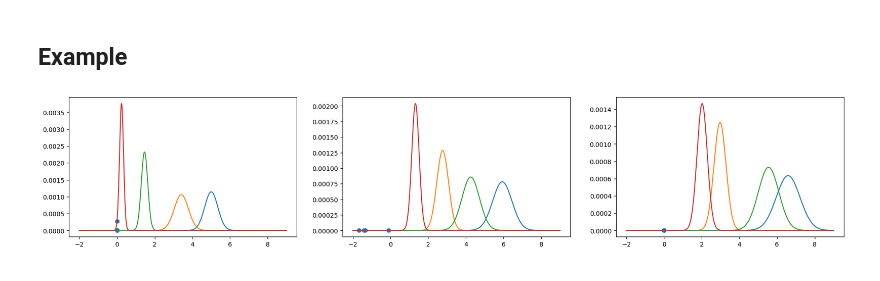
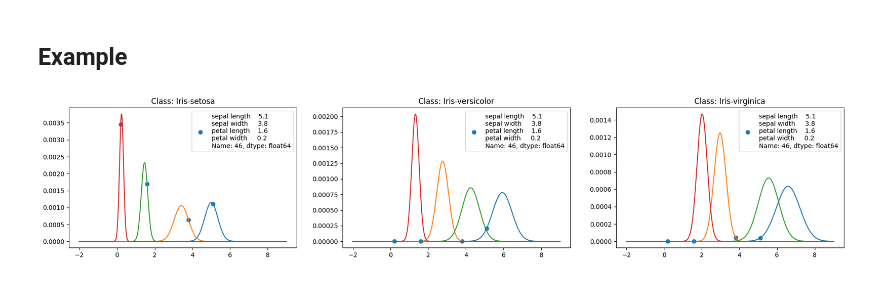
Before and after one commit to devabz/IKT215-G-BayesDecisionTheory, a Jupyter notebook: code/main.ipynb, the cells around one changed output. Drawn from its saved outputs; the diff is of its cells as text; code cells hidden in the pictures.

```diff
--- a/code/main.ipynb
+++ b/code/main.ipynb
@@ -39,22 +39,22 @@ def prob_dist(feature, thr=1e-3):
 # %% [markdown]
 ## Example
 # %%
-CLASS = 0
 fig, axes = plt.subplots(1, 3, figsize=(22, 4))
 groups = list(y.groupby('class').groups.values())
 a, c = 5, 1000
 arr = np.linspace(-a + 3, a + 4, c)
 arrr = np.vstack([arr, arr, arr, arr]).transpose()
+test = X.iloc[np.random.randint(0, len(X))]
 for _ in range(len(axes)):
     features = X.iloc[groups[_]]
     func =  prob_dist(feature=features, thr=1e-3)
     axes[_].plot(arr, func(arrr))
-    test = np.random.random(features.shape[-1]) * np.random.randint(-2, 8)
-    axes[_].scatter(test, prob_dist(feature=features, thr=1e-3)(np.array(test)))
-
+    axes[_].scatter(test, prob_dist(feature=features, thr=1e-3)(np.array(test)), label=str(test))
+    axes[_].set_title(f'Class: {y.iloc[groups[_]].iloc[0].values[0]}')
+    axes[_].legend()
 plt.show()
 # %% [output]
-[figure, old version]
+[figure, new version]
 # %%
 class NaiveBayes:
     def __init__(self):
```
